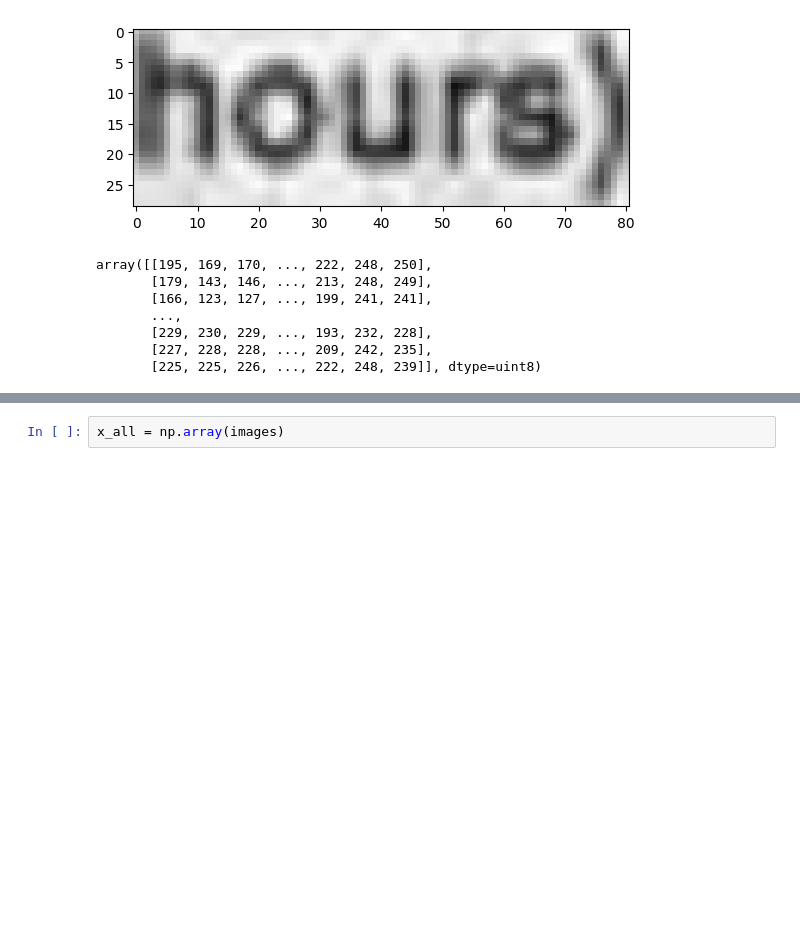
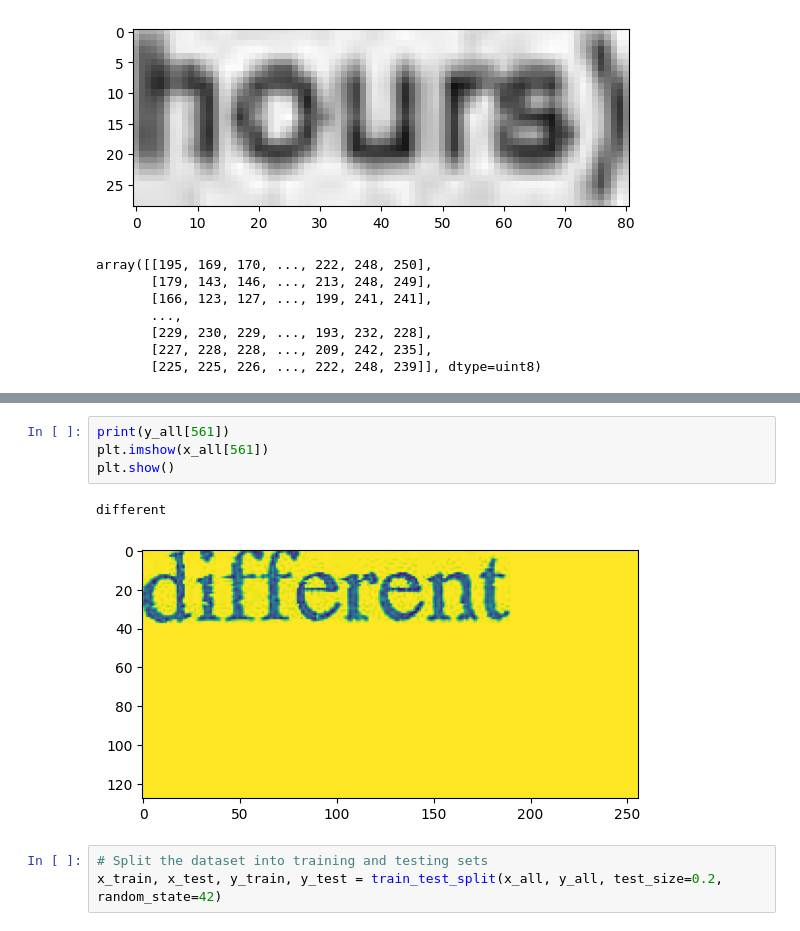
Before and after one commit to msommerfe/CAS_Applied_Data_Science, a Jupyter notebook: CAS_Final_Project/OCR_from_scratch.ipynb, the cells around one changed output, grey strips where cells are left out. Saved outputs shown, nothing was run; the diff lists cells and outputs as text; blank space fills up the shorter version.

```diff
--- a/CAS_Final_Project/OCR_from_scratch.ipynb
+++ b/CAS_Final_Project/OCR_from_scratch.ipynb
@@ -134,2 +153,10 @@ print(type(x_all))
-# %%
-x_all = np.array(images)
+# %%
+print(y_all[561])
+plt.imshow(x_all[561])
+plt.show()
+# %% [output]
+different
+[figure, added]
+# %%
+# Split the dataset into training and testing sets
+x_train, x_test, y_train, y_test = train_test_split(x_all, y_all, test_size=0.2, random_state=42)
```
Also changed, not shown: parts of 4 cells of this notebook.
